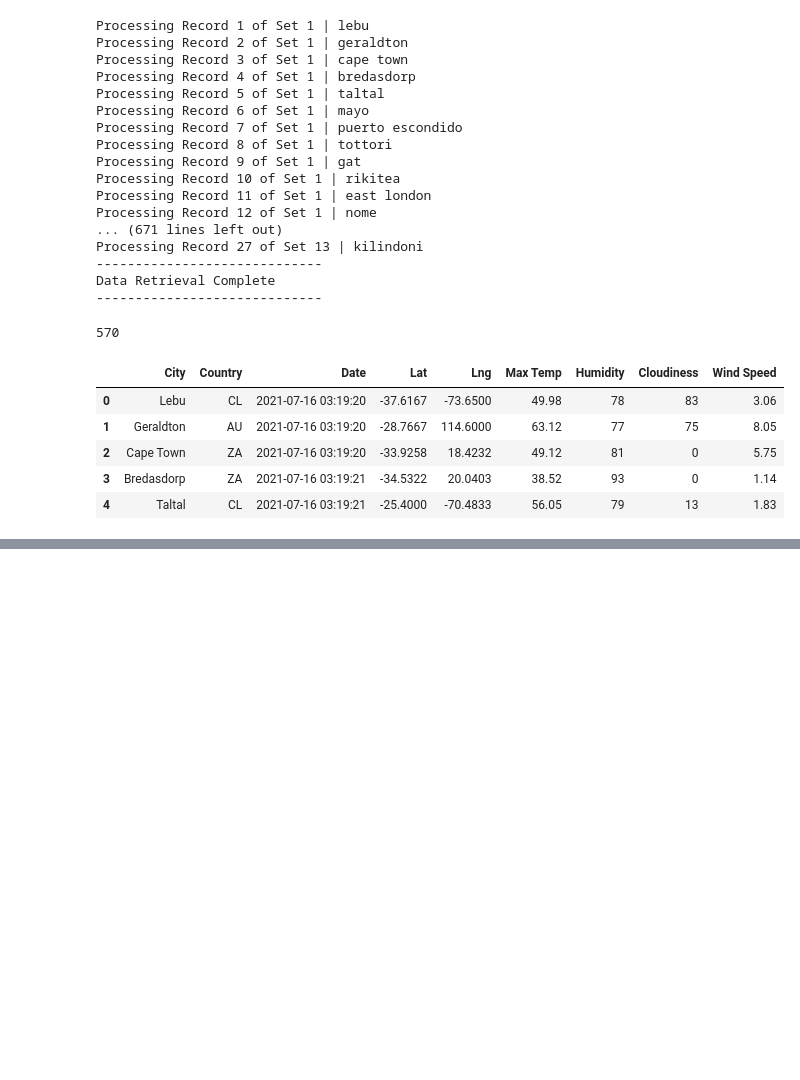
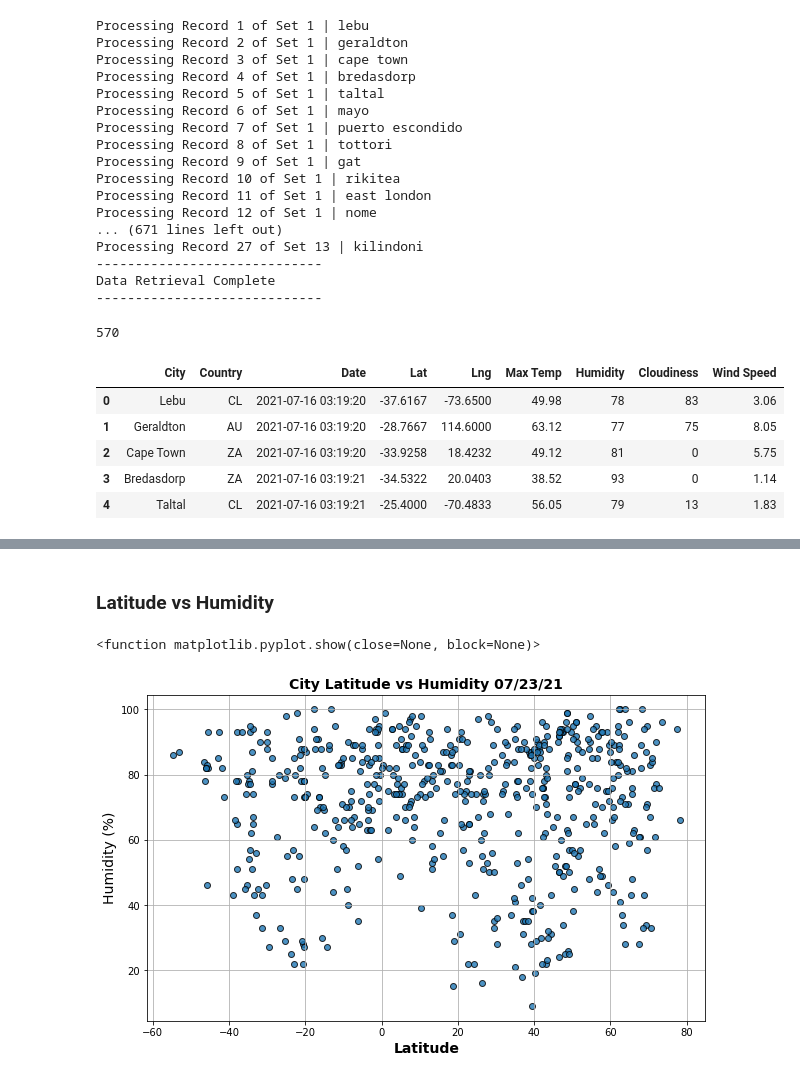
Before and after one commit to jadakai/World_Weather_Analysis, a Jupyter notebook: WeatherPy.ipynb, the cells around one changed output, grey strips where cells are left out. Cells and saved outputs as stored; diff of their text form; code cells hidden in the pictures; blank space fills up the shorter version.

```diff
--- a/WeatherPy.ipynb
+++ b/WeatherPy.ipynb
@@ -148,0 +188,23 @@ city_data_df.head()
+# %% [markdown]
+### Latitude vs Humidity
+# %%
+# Create Scatter Chart for Lat vs Humidity
+plt.subplots(figsize=(10,6))
+plt.scatter(lat, hum, label='cities',
+            edgecolor='black', linewidths=1,
+            alpha=0.8, marker='o')
+
+# Add title and labels
+plt.title(f"City Latitude vs Humidity " + time.strftime('%x'), fontweight='semibold', fontsize=14)
+plt.xlabel("Latitude", fontweight='demi', fontsize=14)
+plt.ylabel("Humidity (%)", fontweight=550, fontsize=14)
+
+# Add Grid
+plt.grid()
+
+# Save Fig and show
+plt.savefig('weather_data/Fig2.png')
+plt.show
+# %% [output]
+<function matplotlib.pyplot.show(close=None, block=None)>
+[figure, added]
```
Also changed, not shown: parts of 25 cells of this notebook, 15 other files.
